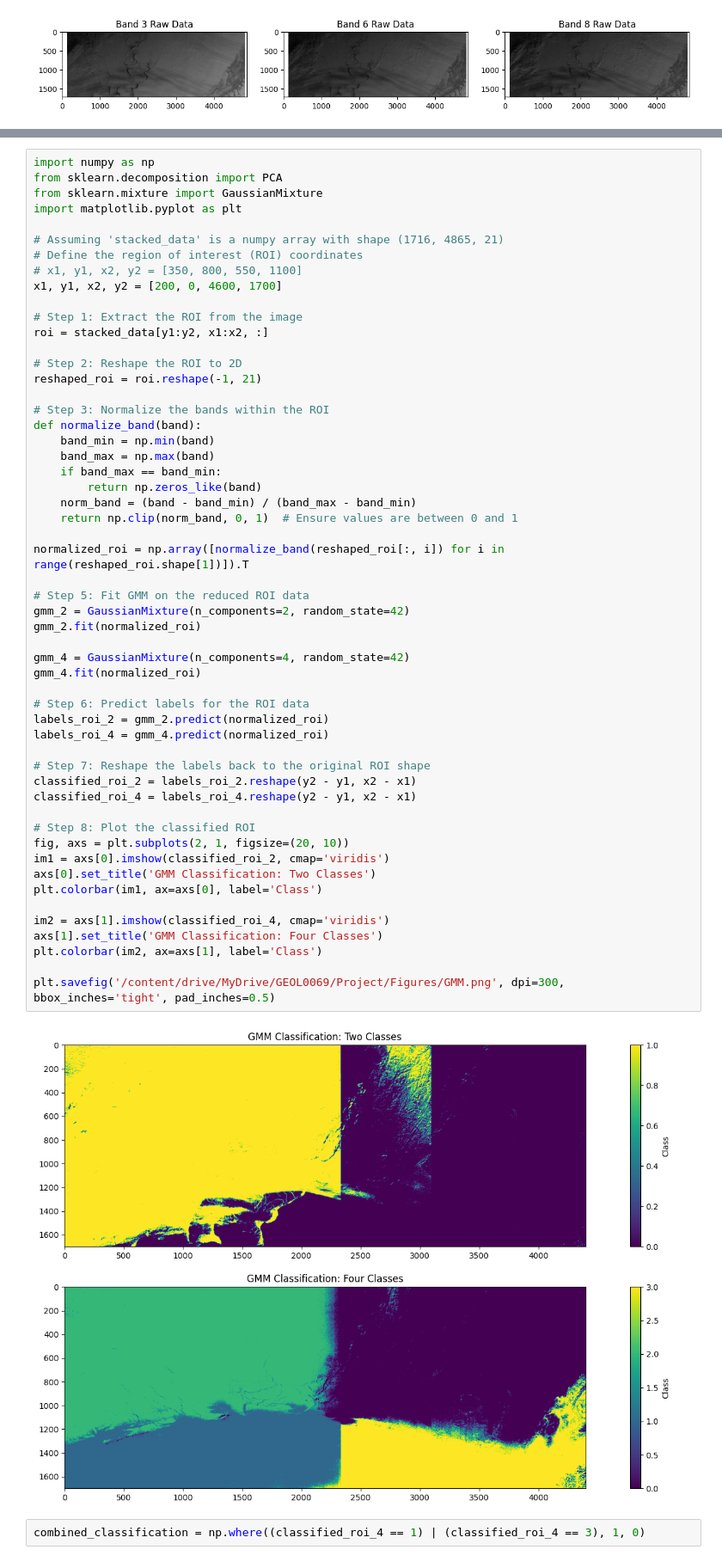
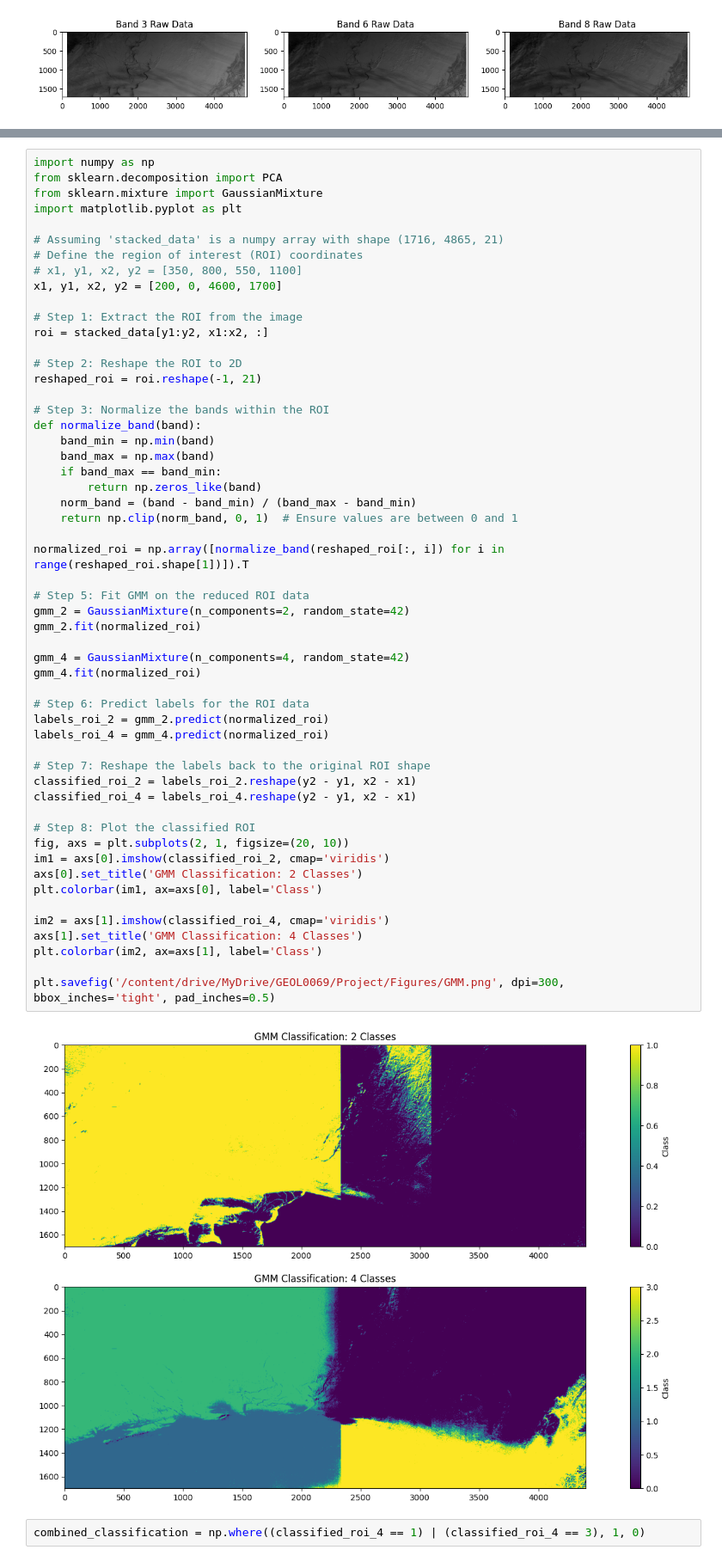
Before and after one commit to skyswpark/GEOL0069_Project, a Jupyter notebook: Project_Part_3_Unsupervised_Classification.ipynb, the cells around one changed output, grey strips where cells are left out. Shown at 86% size. Cells and saved outputs as stored; diff of their text form.

```diff
--- a/Project_Part_3_Unsupervised_Classification.ipynb
+++ b/Project_Part_3_Unsupervised_Classification.ipynb
@@ -136,36 +139,36 @@ def normalize_band(band):
     norm_band = (band - band_min) / (band_max - band_min)
     return np.clip(norm_band, 0, 1)  # Ensure values are between 0 and 1
 
 normalized_roi = np.array([normalize_band(reshaped_roi[:, i]) for i in range(reshaped_roi.shape[1])]).T
 
 # Step 5: Fit GMM on the reduced ROI data
 gmm_2 = GaussianMixture(n_components=2, random_state=42)
 gmm_2.fit(normalized_roi)
 
 gmm_4 = GaussianMixture(n_components=4, random_state=42)
 gmm_4.fit(normalized_roi)
 
 # Step 6: Predict labels for the ROI data
 labels_roi_2 = gmm_2.predict(normalized_roi)
 labels_roi_4 = gmm_4.predict(normalized_roi)
 
 # Step 7: Reshape the labels back to the original ROI shape
 classified_roi_2 = labels_roi_2.reshape(y2 - y1, x2 - x1)
 classified_roi_4 = labels_roi_4.reshape(y2 - y1, x2 - x1)
 
 # Step 8: Plot the classified ROI
 fig, axs = plt.subplots(2, 1, figsize=(20, 10))
 im1 = axs[0].imshow(classified_roi_2, cmap='viridis')
-axs[0].set_title('GMM Classification: Two Classes')
+axs[0].set_title('GMM Classification: 2 Classes')
 plt.colorbar(im1, ax=axs[0], label='Class')
 
 im2 = axs[1].imshow(classified_roi_4, cmap='viridis')
-axs[1].set_title('GMM Classification: Four Classes')
+axs[1].set_title('GMM Classification: 4 Classes')
 plt.colorbar(im2, ax=axs[1], label='Class')
 
 plt.savefig('/content/drive/MyDrive/GEOL0069/Project/Figures/GMM.png', dpi=300, bbox_inches='tight', pad_inches=0.5)
 # %% [output]
-[figure, old version]
+[figure, new version]
 # %%
 combined_classification = np.where((classified_roi_4 == 1) | (classified_roi_4 == 3), 1, 0)
 # %%
```
Also changed, not shown: parts of 3 cells of this notebook.
